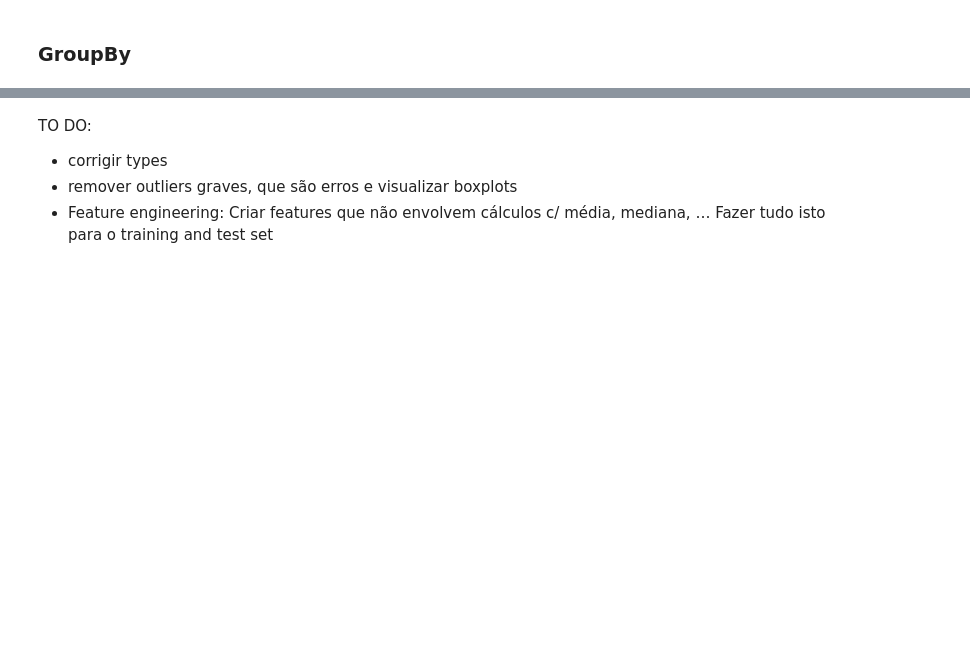
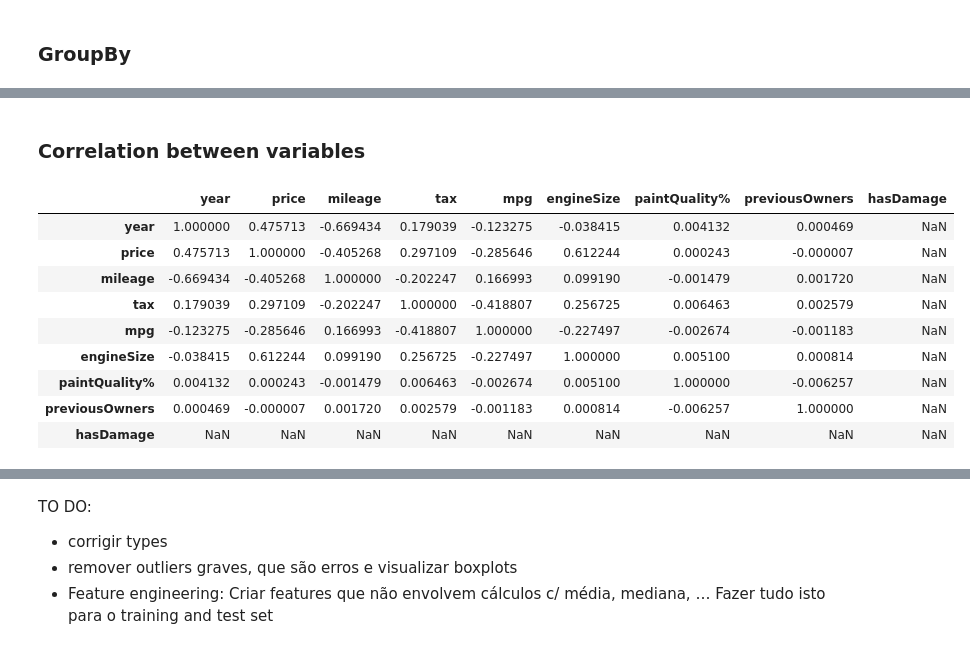
Before and after one commit to mariamiguel720/Machine-Learning-Project-25-26, a Jupyter notebook: notebooks/Notebook_primeira_entrega_ML.ipynb, the cells around one changed output, grey strips where cells are left out. Cells and saved outputs as stored; diff of their text form; code cells hidden in the pictures; blank space fills up the shorter version.

```diff
--- a/notebooks/Notebook_primeira_entrega_ML.ipynb
+++ b/notebooks/Notebook_primeira_entrega_ML.ipynb
@@ -327,0 +414,16 @@ train.groupby('hasDamage')['paintQuality%'].mean()
+# %% [markdown]
+### Correlation between variables
+# %%
+numeric_features = train.select_dtypes(include=['int64', 'float64'])
+numeric_features.corr(method="pearson")
+# %% [output]
+|  | year | price | mileage | tax | mpg | engineSize | paintQuality% | previousOwners | hasDamage |
+| year | 1.000000 | 0.475713 | -0.669434 | 0.179039 | -0.123275 | -0.038415 | 0.004132 | 0.000469 | NaN |
+| price | 0.475713 | 1.000000 | -0.405268 | 0.297109 | -0.285646 | 0.612244 | 0.000243 | -0.000007 | NaN |
+| mileage | -0.669434 | -0.405268 | 1.000000 | -0.202247 | 0.166993 | 0.099190 | -0.001479 | 0.001720 | NaN |
+| tax | 0.179039 | 0.297109 | -0.202247 | 1.000000 | -0.418807 | 0.256725 | 0.006463 | 0.002579 | NaN |
+| mpg | -0.123275 | -0.285646 | 0.166993 | -0.418807 | 1.000000 | -0.227497 | -0.002674 | -0.001183 | NaN |
+| engineSize | -0.038415 | 0.612244 | 0.099190 | 0.256725 | -0.227497 | 1.000000 | 0.005100 | 0.000814 | NaN |
+| paintQuality% | 0.004132 | 0.000243 | -0.001479 | 0.006463 | -0.002674 | 0.005100 | 1.000000 | -0.006257 | NaN |
+| previousOwners | 0.000469 | -0.000007 | 0.001720 | 0.002579 | -0.001183 | 0.000814 | -0.006257 | 1.000000 | NaN |
+| hasDamage | NaN | NaN | NaN | NaN | NaN | NaN | NaN | NaN | NaN |
```
Also changed, not shown: parts of 32 cells of this notebook.
